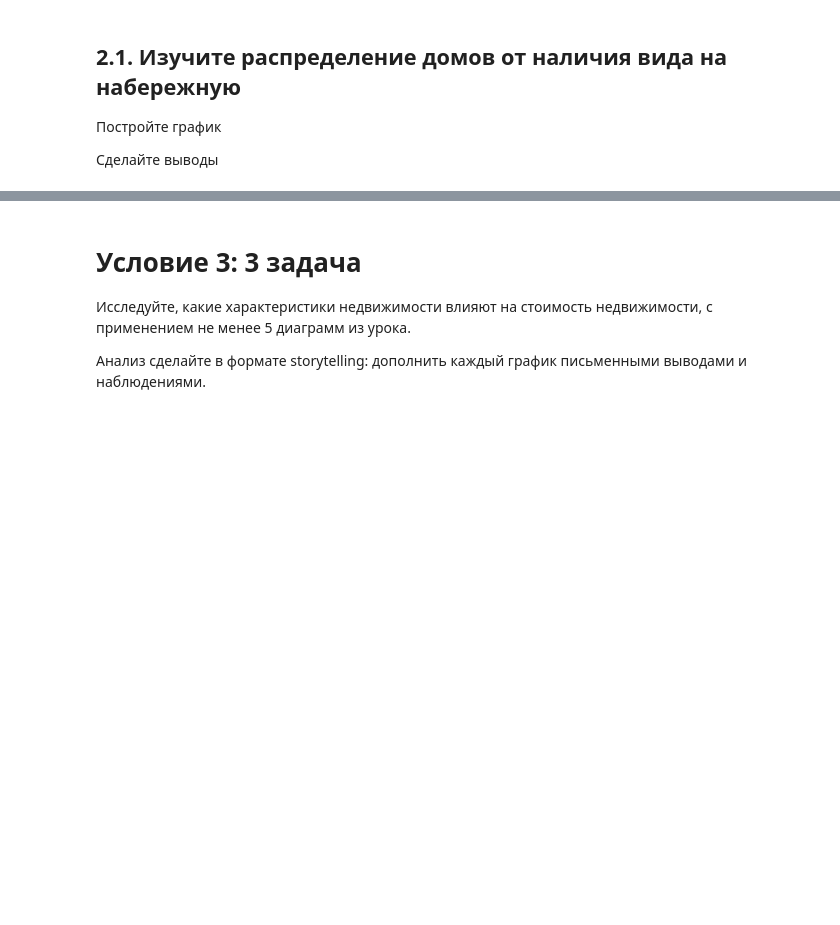
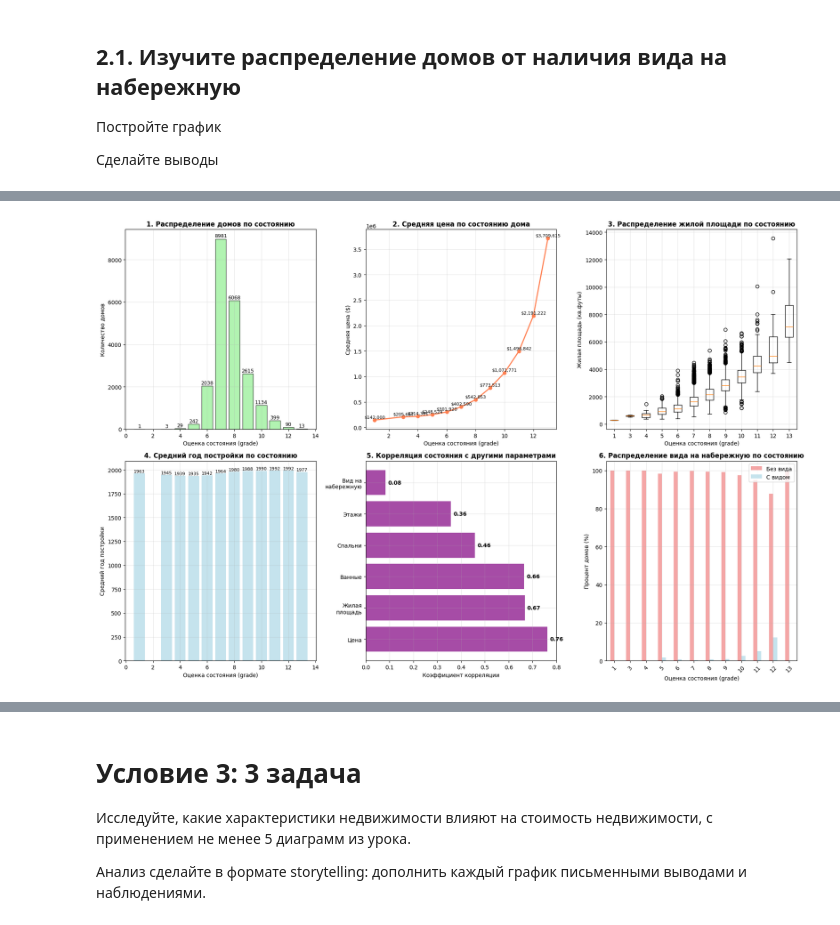
Before and after one commit to SvZor/-Python-Sem, a Jupyter notebook: attest.PyForAnalitic.ipynb, the cells around one changed output, grey strips where cells are left out. Drawn from its saved outputs; the diff is of its cells as text; code cells hidden in the pictures; blank space fills up the shorter version.

```diff
--- a/attest.PyForAnalitic.ipynb
+++ b/attest.PyForAnalitic.ipynb
@@ -705,0 +1091,72 @@ for year, count in top_years.items():
+# %%
+fig, axes = plt.subplots(2, 3, figsize=(18, 12))
+
+# График 1: Распределение домов по состоянию (grade)
+grade_counts = kc_house['grade'].value_counts().sort_index()
+axes[0, 0].bar(grade_counts.index, grade_counts.values, color='lightgreen', alpha=0.7, edgecolor='black')
+axes[0, 0].set_title('1. Распределение домов по состоянию', fontweight='bold')
+axes[0, 0].set_xlabel('Оценка состояния (grade)')
+axes[0, 0].set_ylabel('Количество домов')
+# Добавляем значения на столбцы
+for i, v in enumerate(grade_counts.values):
+    axes[0, 0].text(grade_counts.index[i], v + 20, str(v), ha='center', va='bottom', fontsize=9)
+
+# График 2: Средняя цена по состоянию дома
+price_by_grade = kc_house.groupby('grade')['price'].mean()
+axes[0, 1].plot(price_by_grade.index, price_by_grade.values, marker='o', linewidth=2, markersize=6, color='coral')
+axes[0, 1].set_title('2. Средняя цена по состоянию дома', fontweight='bold')
+axes[0, 1].set_xlabel('Оценка состояния (grade)')
+axes[0, 1].set_ylabel('Средняя цена ($)')
+# Добавляем значения на точки
+for i, v in enumerate(price_by_grade.values):
+    axes[0, 1].text(price_by_grade.index[i], v + 20000, f'${v:,.0f}', ha='center', va='bottom', fontsize=8)
+
+# График 3: Распределение площади по состоянию дома
+grade_sqft_data = [kc_house[kc_house['grade'] == grade]['sqft_living'] for grade in sorted(kc_house['grade'].unique())]
+axes[0, 2].boxplot(grade_sqft_data, tick_labels=sorted(kc_house['grade'].unique()))
+axes[0, 2].set_title('3. Распределение жилой площади по состоянию', fontweight='bold')
+axes[0, 2].set_xlabel('Оценка состояния (grade)')
+axes[0, 2].set_ylabel('Жилая площадь (кв.футы)')
+
+# График 4: Связь состояния с годом постройки
+year_by_grade = kc_house.groupby('grade')['yr_built'].mean()
+axes[1, 0].bar(year_by_grade.index, year_by_grade.values, color='lightblue', alpha=0.7)
+axes[1, 0].set_title('4. Средний год постройки по состоянию', fontweight='bold')
+axes[1, 0].set_xlabel('Оценка состояния (grade)')
+axes[1, 0].set_ylabel('Средний год постройки')
+# Добавляем значения на столбцы
+for i, v in enumerate(year_by_grade.values):
+    axes[1, 0].text(year_by_grade.index[i], v + 1, f'{v:.0f}', ha='center', va='bottom', fontsize=8)
+
+# График 5: Корреляция состояния с другими параметрами
+corr_vars = ['grade', 'price', 'sqft_living', 'bedrooms', 'bathrooms', 'floors', 'waterfront']
+corr_matrix = kc_house[corr_vars].corr()
+grade_correlations = corr_matrix['grade'].drop('grade').sort_values(ascending=False)
+
+axes[1, 1].barh(range(len(grade_correlations)), grade_correlations.values, color='purple', alpha=0.7)
+axes[1, 1].set_yticks(range(len(grade_correlations)))
+axes[1, 1].set_yticklabels(['Цена', 'Жилая\nплощадь', 'Ванные', 'Спальни', 'Этажи', 'Вид на\nнабережную'])
+axes[1, 1].set_title('5. Корреляция состояния с другими параметрами', fontweight='bold')
+axes[1, 1].set_xlabel('Коэффициент корреляции')
+# Добавляем значения на столбцы
+for i, v in enumerate(grade_correlations.values):
+    axes[1, 1].text(v + 0.01, i, f'{v:.2f}', va='center', fontweight='bold')
+
+# График 6: Соотношение состояния и вида на набережную
+grade_waterfront = kc_house.groupby(['grade', 'waterfront']).size().unstack()
+grade_waterfront_percentage = grade_waterfront.div(grade_waterfront.sum(axis=1), axis=0) * 100
+grade_waterfront_percentage.plot(kind='bar', ax=axes[1, 2], color=['lightcoral', 'lightblue'], alpha=0.7)
+axes[1, 2].set_title('6. Распределение вида на набережную по состоянию', fontweight='bold')
+axes[1, 2].set_xlabel('Оценка состояния (grade)')
+axes[1, 2].set_ylabel('Процент домов (%)')
+axes[1, 2].legend(['Без вида', 'С видом'])
+axes[1, 2].tick_params(axis='x', rotation=45)
+
+# Добавляем сетку всем графикам
+for ax in axes.flat:
+    ax.grid(True, alpha=0.3)
+
+plt.tight_layout()
+plt.show()
+# %% [output]
+[figure, added]
```
Also changed, not shown: parts of 17 cells of this notebook.
